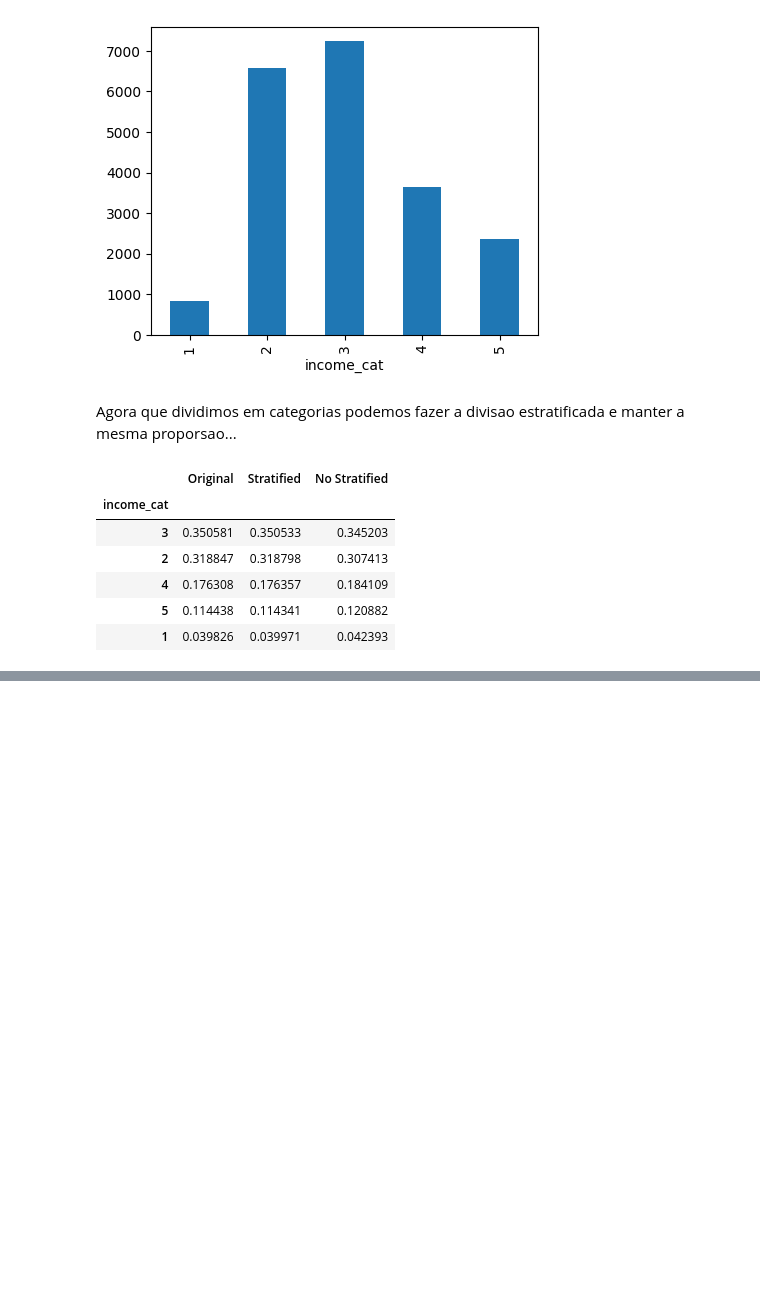
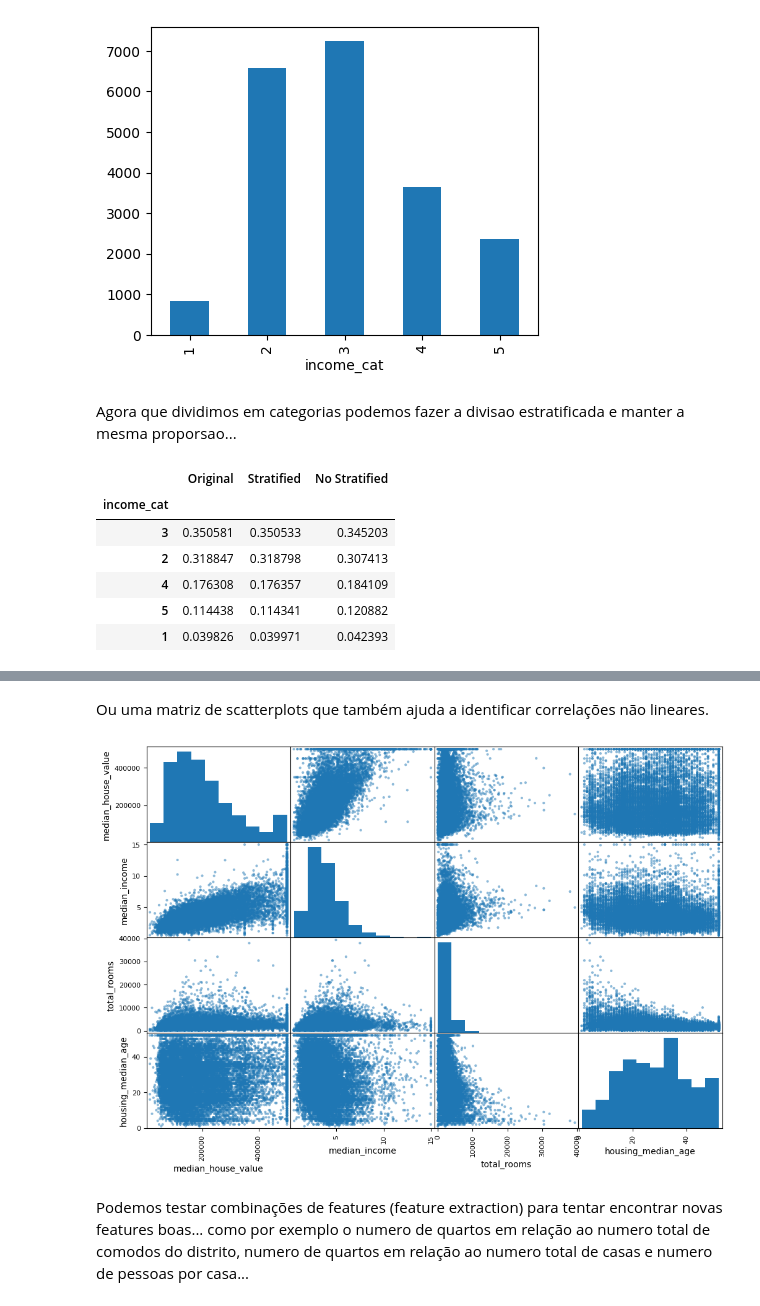
Before and after one commit to DuarteDvv/study, a Jupyter notebook: machine_learning/chapter2.ipynb, the cells around one changed output, grey strips where cells are left out. Cells and saved outputs as stored; diff of their text form; code cells hidden in the pictures; blank space fills up the shorter version.

```diff
--- a/machine_learning/chapter2.ipynb
+++ b/machine_learning/chapter2.ipynb
@@ -183,0 +230,12 @@ comparison
+# %% [markdown]
+Ou uma matriz de scatterplots que também ajuda a identificar correlações não lineares.
+# %%
+from pandas.plotting import scatter_matrix
+
+attributes = ['median_house_value', 'median_income', 'total_rooms', 'housing_median_age']
+scatter_matrix(housing[attributes], figsize=(12, 8))
+plt.show()
+# %% [output]
+[figure, added]
+# %% [markdown]
+Podemos testar combinações de features (feature extraction) para tentar encontrar novas features boas... como por exemplo o numero de quartos em relação ao numero total de comodos do distrito, numero de quartos em relação ao numero total de casas e numero de pessoas por casa...
```
Also changed, not shown: parts of 22 cells of this notebook.
